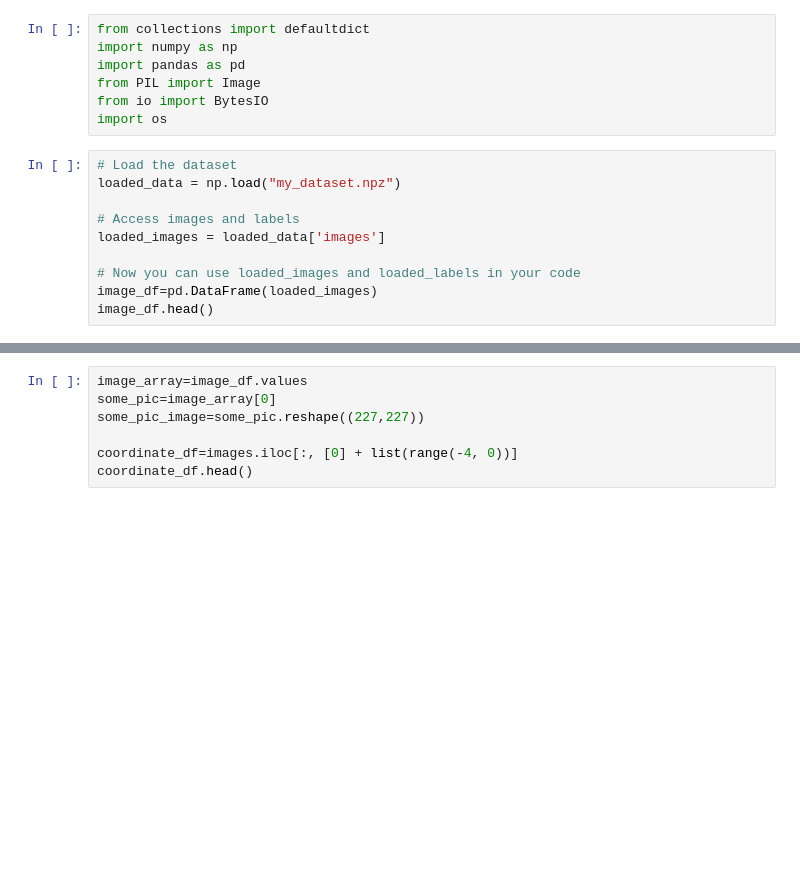
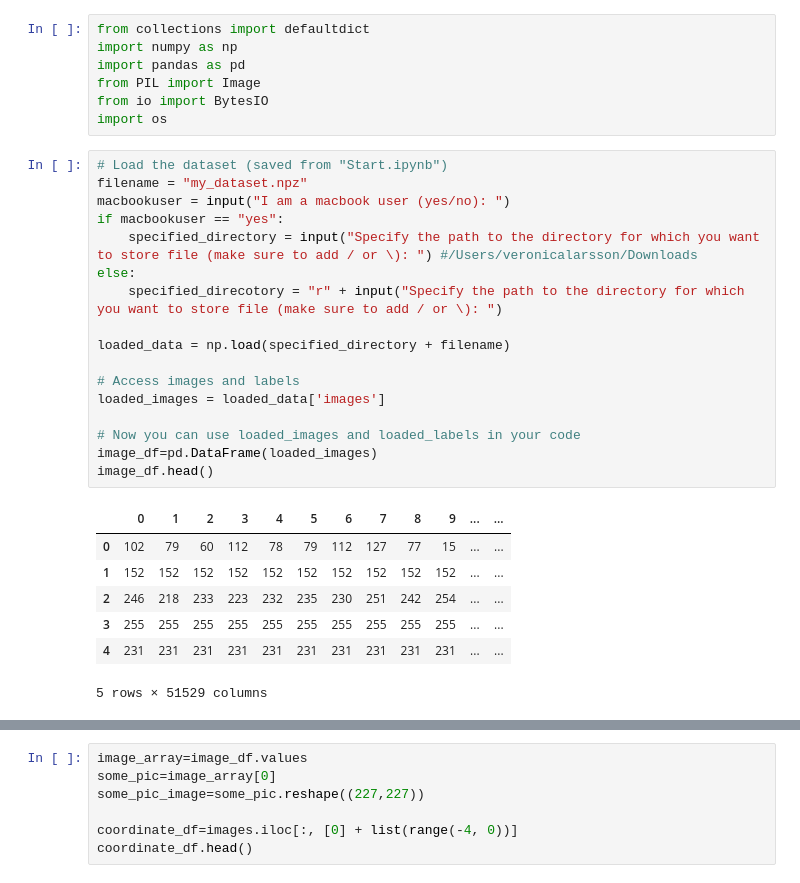
Before and after one commit to veronicalarssn/ML_Project, a Jupyter notebook: augmentation.ipynb, the cells around one changed output, grey strips where cells are left out. Cells and saved outputs as stored; diff of their text form; blank space fills up the shorter version.

```diff
--- a/augmentation.ipynb
+++ b/augmentation.ipynb
@@ -25,14 +25,29 @@ from PIL import Image
 from io import BytesIO
 import os
 # %%
-# Load the dataset
-loaded_data = np.load("my_dataset.npz")
+# Load the dataset (saved from "Start.ipynb")
+filename = "my_dataset.npz"
+macbookuser = input("I am a macbook user (yes/no): ")
+if macbookuser == "yes":
+    specified_directory = input("Specify the path to the directory for which you want to store file (make sure to add / or \): ") #/Users/veronicalarsson/Downloads
+else:
+    specified_direcotory = "r" + input("Specify the path to the directory for which you want to store file (make sure to add / or \): ")
+
+loaded_data = np.load(specified_directory + filename)
 
 # Access images and labels
 loaded_images = loaded_data['images']
 
 # Now you can use loaded_images and loaded_labels in your code
 image_df=pd.DataFrame(loaded_images)
 image_df.head()
+# %% [output]
+|  | 0 | 1 | 2 | 3 | 4 | 5 | 6 | 7 | 8 | 9 | ... | ... |
+| 0 | 102 | 79 | 60 | 112 | 78 | 79 | 112 | 127 | 77 | 15 | ... | ... |
+| 1 | 152 | 152 | 152 | 152 | 152 | 152 | 152 | 152 | 152 | 152 | ... | ... |
+| 2 | 246 | 218 | 233 | 223 | 232 | 235 | 230 | 251 | 242 | 254 | ... | ... |
+| 3 | 255 | 255 | 255 | 255 | 255 | 255 | 255 | 255 | 255 | 255 | ... | ... |
+| 4 | 231 | 231 | 231 | 231 | 231 | 231 | 231 | 231 | 231 | 231 | ... | ... |
+5 rows × 51529 columns
 # %%
 #load info about the data set
```
Also changed, not shown: parts of 3 cells of this notebook, 1 other file.
